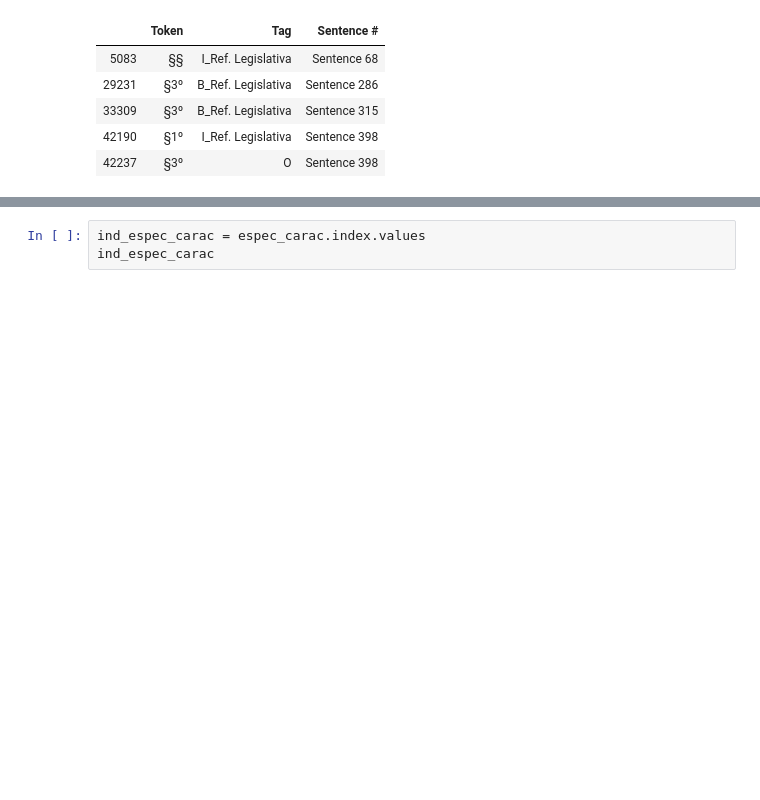
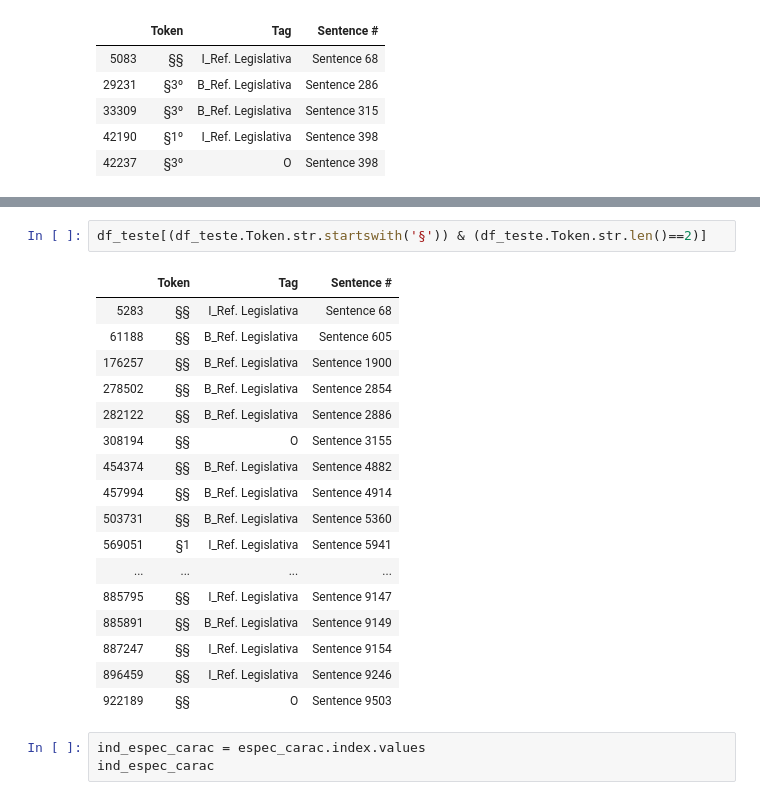
Before and after one commit to felipeasilva1/doccano, a Jupyter notebook: ncdj-tools/export_utility/01 - Processamento.ipynb, the cells around one changed output, grey strips where cells are left out. Saved outputs shown, nothing was run; the diff lists cells and outputs as text; blank space fills up the shorter version.

```diff
--- a/ncdj-tools/export_utility/01 - Processamento.ipynb
+++ b/ncdj-tools/export_utility/01 - Processamento.ipynb
@@ -320,3 +394,23 @@ espec_carac.head()
+# %%
+df_teste[(df_teste.Token.str.startswith('§')) & (df_teste.Token.str.len()==2)]
+# %% [output]
+|  | Token | Tag | Sentence # |
+| 5283 | §§ | I_Ref. Legislativa | Sentence 68 |
+| 61188 | §§ | B_Ref. Legislativa | Sentence 605 |
+| 176257 | §§ | B_Ref. Legislativa | Sentence 1900 |
+| 278502 | §§ | B_Ref. Legislativa | Sentence 2854 |
+| 282122 | §§ | B_Ref. Legislativa | Sentence 2886 |
+| 308194 | §§ | O | Sentence 3155 |
+| 454374 | §§ | B_Ref. Legislativa | Sentence 4882 |
+| 457994 | §§ | B_Ref. Legislativa | Sentence 4914 |
+| 503731 | §§ | B_Ref. Legislativa | Sentence 5360 |
+| 569051 | §1 | I_Ref. Legislativa | Sentence 5941 |
+| ... | ... | ... | ... |
+| 885795 | §§ | I_Ref. Legislativa | Sentence 9147 |
+| 885891 | §§ | B_Ref. Legislativa | Sentence 9149 |
+| 887247 | §§ | I_Ref. Legislativa | Sentence 9154 |
+| 896459 | §§ | I_Ref. Legislativa | Sentence 9246 |
+| 922189 | §§ | O | Sentence 9503 |
 # %%
 ind_espec_carac = espec_carac.index.values
 ind_espec_carac
```
Also changed, not shown: parts of 50 cells of this notebook.
